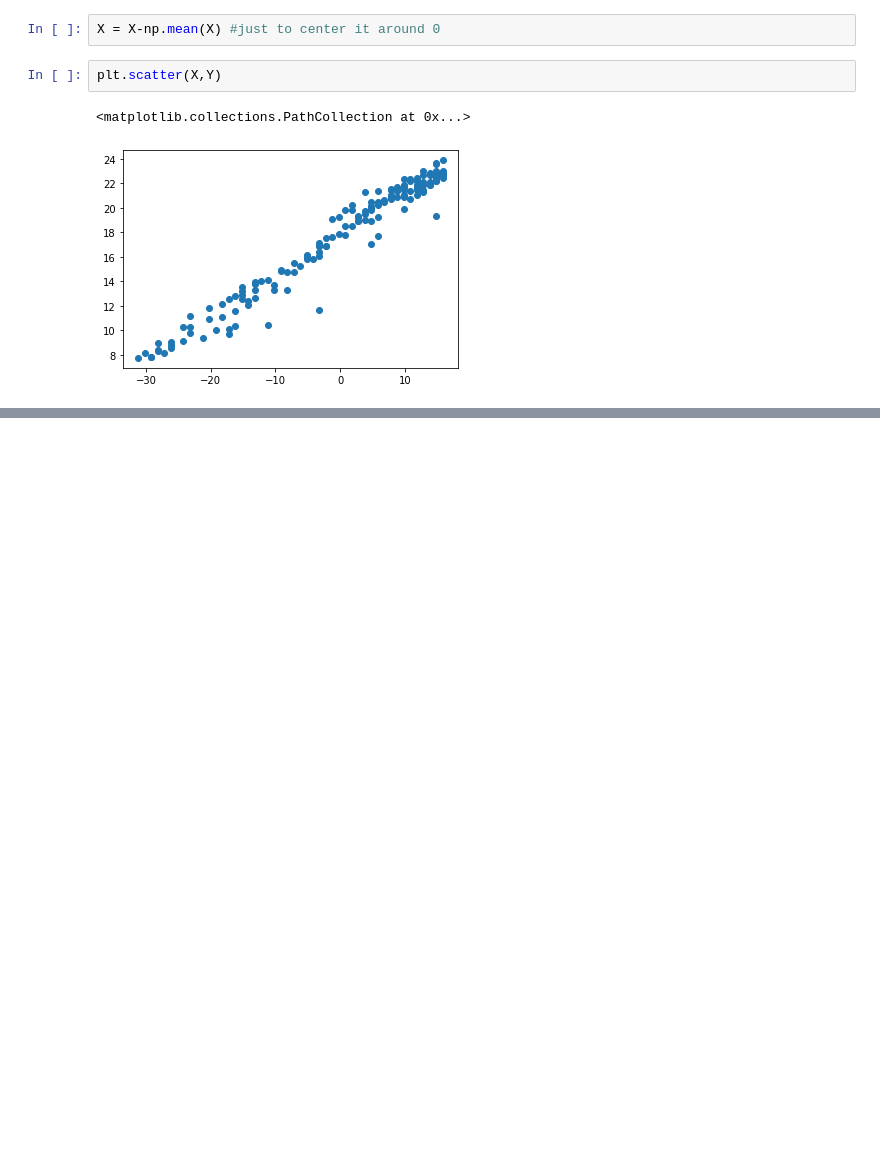
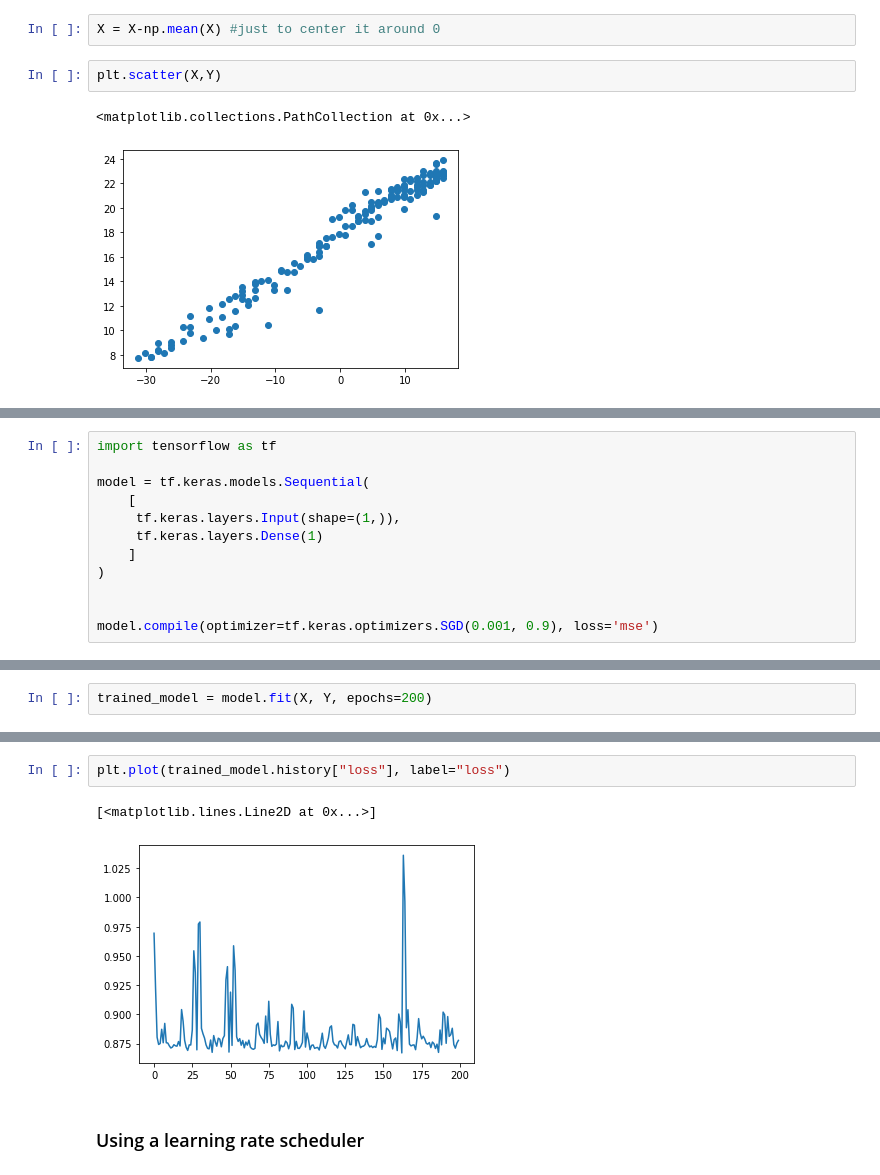
Before and after one commit to aishwaryaprabhat/Deep-Learning-with-TF-2.0, a Jupyter notebook: Linear_Regression_on_Moore's_Law.ipynb, the cells around one changed output, grey strips where cells are left out. Drawn from its saved outputs; the diff is of its cells as text; blank space fills up the shorter version.

```diff
--- a/Linear_Regression_on_Moore's_Law.ipynb
+++ b/Linear_Regression_on_Moore's_Law.ipynb
@@ -77,0 +80,12 @@ plt.scatter(X,Y)
+# %%
+import tensorflow as tf
+
+model = tf.keras.models.Sequential(
+    [
+     tf.keras.layers.Input(shape=(1,)),
+     tf.keras.layers.Dense(1)
+    ]
+)
+
+
+model.compile(optimizer=tf.keras.optimizers.SGD(0.001, 0.9), loss='mse')
@@ -77,0 +107,2 @@ plt.scatter(X,Y)
+# %%
+trained_model = model.fit(X, Y, epochs=200)
@@ -77,0 +127,7 @@ plt.scatter(X,Y)
+# %%
+plt.plot(trained_model.history["loss"], label="loss")
+# %% [output]
+[<matplotlib.lines.Line2D at 0x...>]
+[figure, added]
+# %% [markdown]
+### Using a learning rate scheduler
```
Also changed, not shown: parts of 6 cells of this notebook.
